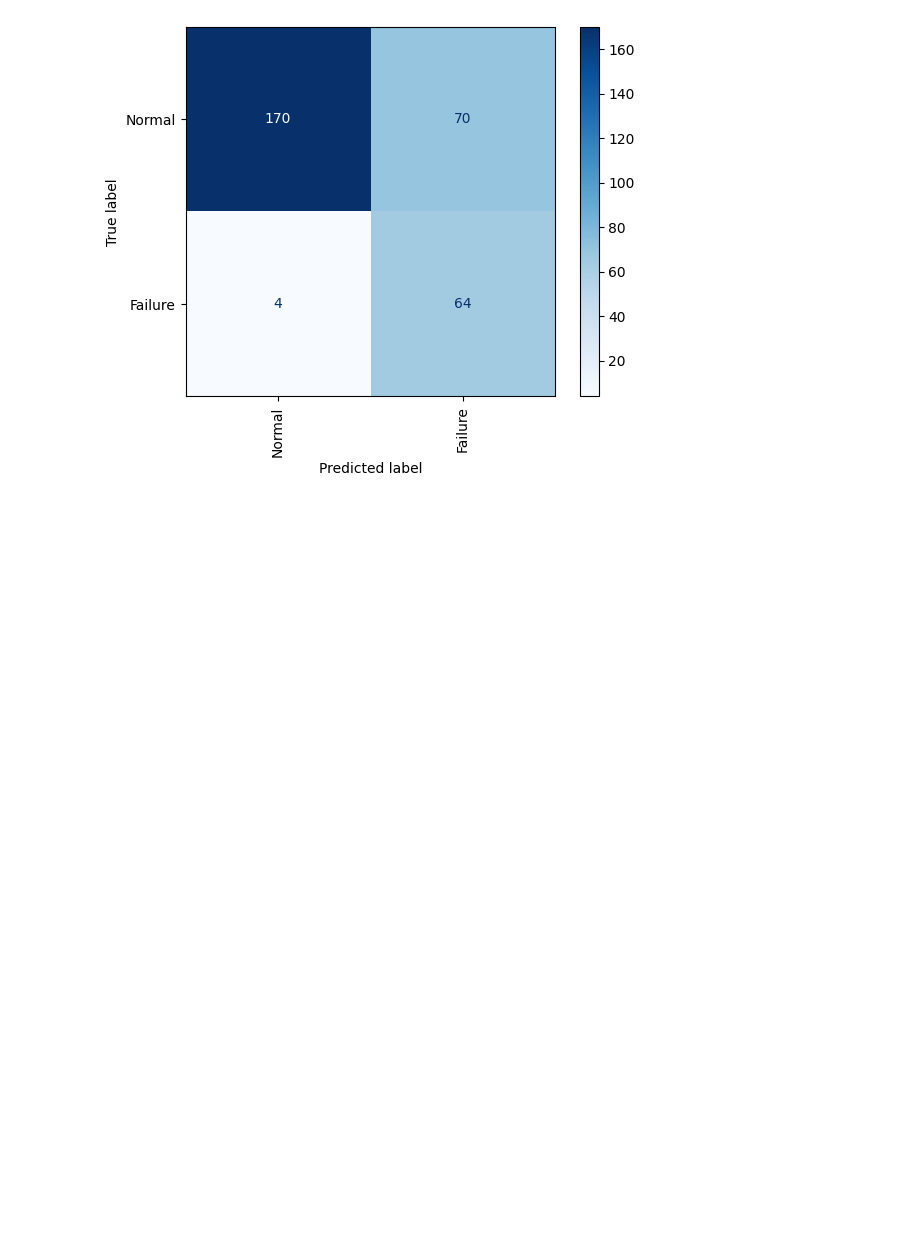
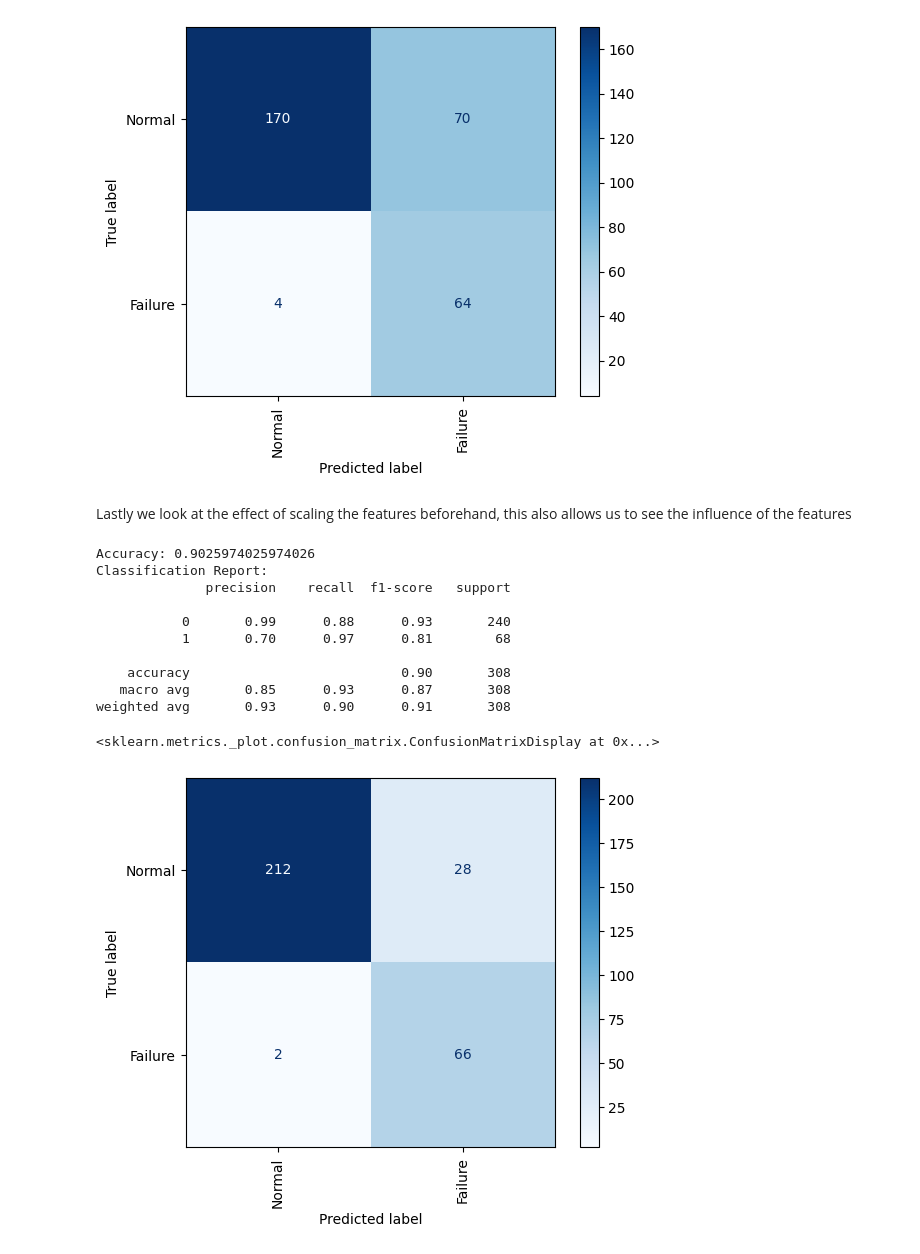
Before and after one commit to waterandstuff/AML_Exam, a Jupyter notebook: Machine_failure.ipynb, the cells around one changed output. Drawn from its saved outputs; the diff is of its cells as text; code cells hidden in the pictures; blank space fills up the shorter version.

Commit message:
Feature influence added

```diff
--- a/Random_Forest.ipynb
+++ b/Machine_failure.ipynb
@@ -207,3 +248,43 @@ Classification Report:
 weighted avg       0.87      0.76      0.78       308
 <sklearn.metrics._plot.confusion_matrix.ConfusionMatrixDisplay at 0x...>
 [figure]
+# %% [markdown]
+Lastly we look at the effect of scaling the features beforehand, this also allows us to see the influence of the features
+# %%
+from sklearn.preprocessing import StandardScaler
+
+scaler = StandardScaler()
+X_scaled = scaler.fit_transform(x)
+
+X_train, X_test, y_train, y_test = train_test_split(X_scaled, y, test_size=0.2, stratify=y, random_state=42)
+
+rf_model = RandomForestClassifier(n_estimators=100, max_features=None, random_state=42)
+rf_model.fit(X_train, y_train)
+
+
+
+
+proba = rf_model.predict_proba(X_test)[:, 1]
+threshold = 0.1
+y_pred = (proba >= threshold).astype(int)
+
+# Evaluate the model
+accuracy = accuracy_score(y_test, y_pred)
+print(f"Accuracy: {accuracy}")
+print("Classification Report:")
+print(classification_report(y_test, y_pred))
+
+cmd.from_predictions(y_test, y_pred, display_labels=labels, cmap='Blues', xticks_rotation='vertical')
+# %% [output]
+Accuracy: 0.9025974025974026
+Classification Report:
+              precision    recall  f1-score   support
+
+           0       0.99      0.88      0.93       240
+           1       0.70      0.97      0.81        68
+
+    accuracy                           0.90       308
+   macro avg       0.85      0.93      0.87       308
+weighted avg       0.93      0.90      0.91       308
+<sklearn.metrics._plot.confusion_matrix.ConfusionMatrixDisplay at 0x...>
+[figure, added]
```
Also changed, not shown: parts of 9 cells of this notebook.
